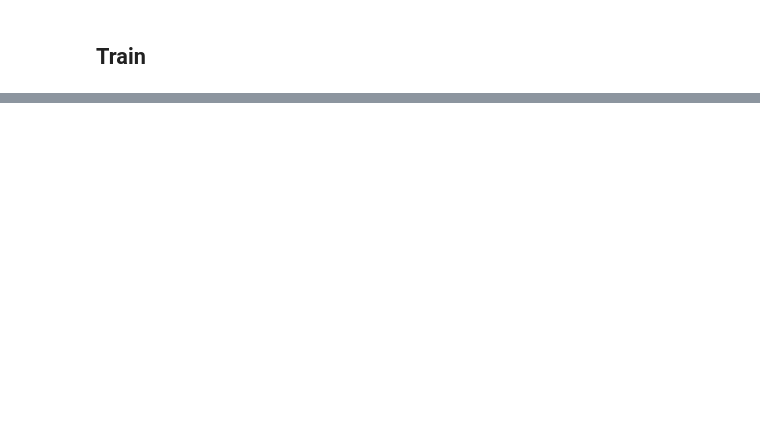
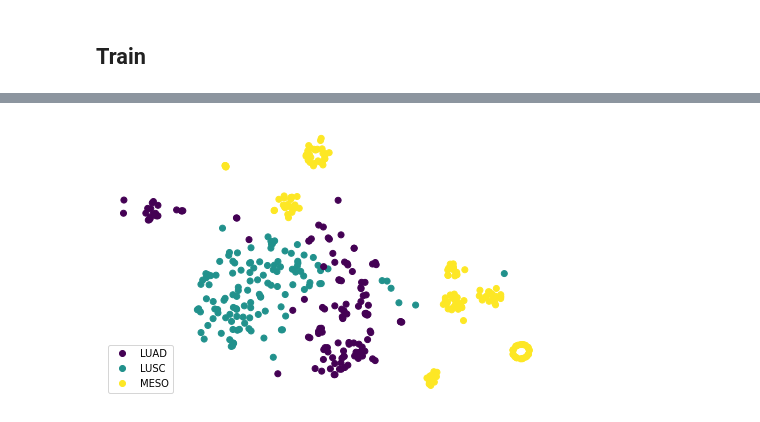
Before and after one commit to david-siqi-liu/histopathology-cancer-classification, a Jupyter notebook: deep-set-and-gnn-vote.ipynb, the cells around one changed output, grey strips where cells are left out. Drawn from its saved outputs; the diff is of its cells as text; code cells hidden in the pictures; blank space fills up the shorter version.

```diff
--- a/deep-set-and-gnn-vote.ipynb
+++ b/deep-set-and-gnn-vote.ipynb
@@ -869,0 +888,5 @@ plot_cm(best_dev_df['label'], best_dev_df['pred'])
+# %%
+vis_df = train_df.loc[train_df['correct']]
+vis_labels = np.array([lookup[x] for x in vis_df['label']])
+# %%
+vis_data = np.array([np.array(d) for d in vis_df['tsne']])
@@ -869,0 +899,21 @@ plot_cm(best_dev_df['label'], best_dev_df['pred'])
+# %%
+tsne = TSNE(perplexity  = 100)
+# %%
+set_seed(seed)
+
+tsne_fitted = tsne.fit_transform(vis_data)
+# %%
+fig = plt.figure(figsize=(8, 5))
+
+sc = plt.scatter(tsne_fitted[:, 0], tsne_fitted[:, 1],
+                 c = vis_df['label'].to_numpy())
+
+plt.axis('off')
+
+plt.legend(handles=sc.legend_elements()[0],
+           labels=['LUAD', 'LUSC', 'MESO'],
+           loc='lower left')
+
+plt.show()
+# %% [output]
+[figure, added]
```
Also changed, not shown: parts of 29 cells of this notebook.
